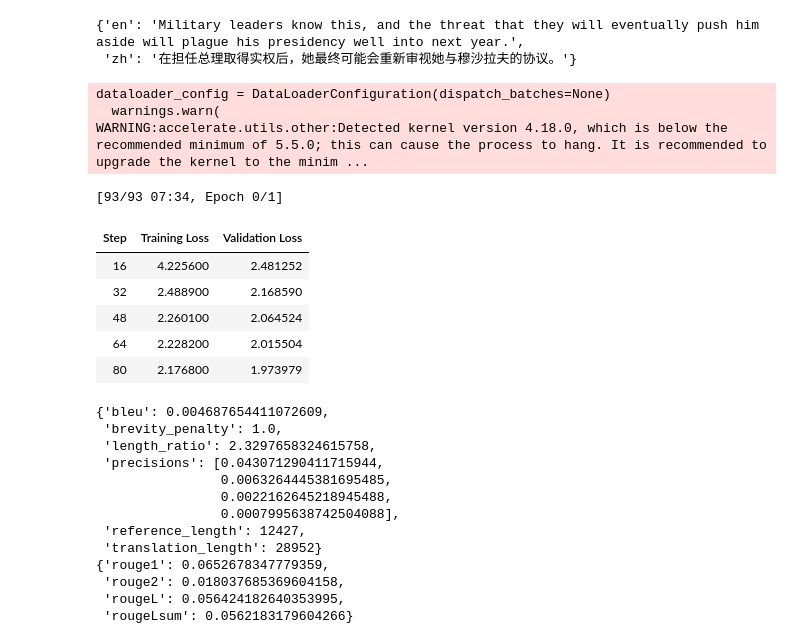
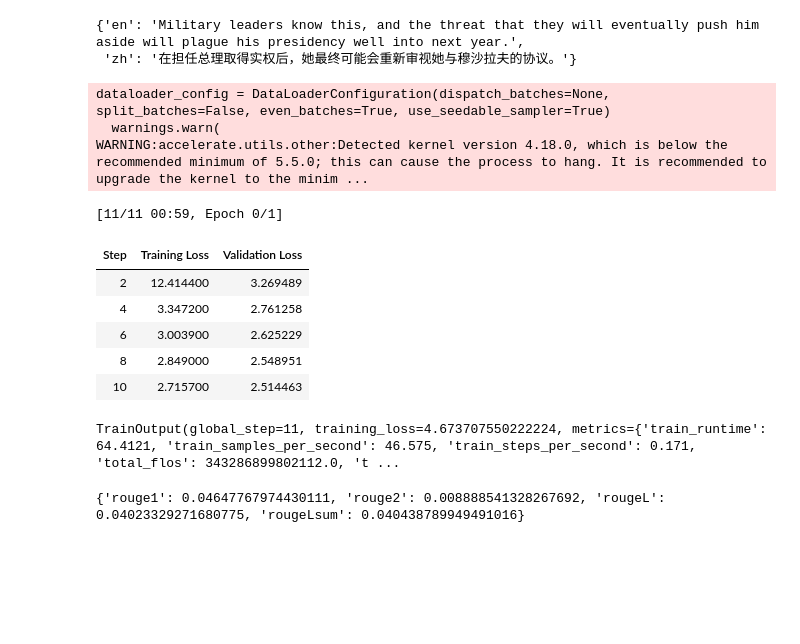
Before and after one commit to honglizhan/LIN371_code_demo-Public, a Jupyter notebook: bart_translation_filled.ipynb, the cells around one changed output. Drawn from its saved outputs; the diff is of its cells as text; code cells hidden in the pictures; blank space fills up the shorter version.

Commit message:
updated bart

```diff
--- a/bart_translation_filled.ipynb
+++ b/bart_translation_filled.ipynb
@@ -159,59 +146,48 @@ torch.cuda.empty_cache()
 seed = 42
 set_seed(seed)
 
 dataset_train = dataset_train.shuffle(seed=seed)
 
 train = dataset_train.map(convert_examples_to_features, batched=True)
 dev = dataset_dev.map(convert_examples_to_features, batched=True)
 
 columns = ["input_ids", "labels", "attention_mask"]
 train.set_format(type="torch", columns=columns)
 dev.set_format(type="torch", columns=columns)
 
 seq2seq_data_collator = DataCollatorForSeq2Seq(tokenizer, model=model)
 
 training_args = TrainingArguments(
-    output_dir='bart', num_train_epochs=3,
-    per_device_train_batch_size=2, per_device_eval_batch_size=2,
-    weight_decay=0.01, logging_steps=16, push_to_hub=False,
-    evaluation_strategy='steps', eval_steps=32, save_steps=1e6,
+    output_dir='bart', num_train_epochs=1,
+    per_device_train_batch_size=16, per_device_eval_batch_size=16,
+    weight_decay=0.01, logging_steps=2, push_to_hub=False,
+    evaluation_strategy='steps', eval_steps=2, save_steps=1e6,
     gradient_accumulation_steps=16
 )
 
 # Loss fn: cross entropy on vocab size one hot vector
 trainer = Trainer(
     model=model, args=training_args,
     tokenizer=tokenizer, data_collator=seq2seq_data_collator,
     train_dataset=train, eval_dataset=dev
 )
 
 trainer.train()
-bleu_sc, rouge_sc = evaluate_summaries(dataset_test, bleu, rouge, model, tokenizer, batch_size=16)
-
-pprint (bleu_sc)
-pprint (rouge_sc)
 # %% [output]
-dataloader_config = DataLoaderConfiguration(dispatch_batches=None)
+dataloader_config = DataLoaderConfiguration(dispatch_batches=None, split_batches=False, even_batches=True, use_seedable_sampler=True)
   warnings.warn(
 WARNING:accelerate.utils.other:Detected kernel version 4.18.0, which is below the recommended minimum of 5.5.0; this can cause the process to hang. It is recommended to upgrade the kernel to the minim ...
-[93/93 07:34, Epoch 0/1]
+[11/11 00:59, Epoch 0/1]
 | Step | Training Loss | Validation Loss |
-| 16 | 4.225600 | 2.481252 |
-| 32 | 2.488900 | 2.168590 |
-| 48 | 2.260100 | 2.064524 |
-| 64 | 2.228200 | 2.015504 |
-| 80 | 2.176800 | 1.973979 |
+| 2 | 12.414400 | 3.269489 |
+| 4 | 3.347200 | 2.761258 |
+| 6 | 3.003900 | 2.625229 |
+| 8 | 2.849000 | 2.548951 |
+| 10 | 2.715700 | 2.514463 |
-{'bleu': 0.004687654411072609,
- 'brevity_penalty': 1.0,
- 'length_ratio': 2.3297658324615758,
- 'precisions': [0.043071290411715944,
-                0.0063264445381695485,
-                0.0022162645218945488,
-                0.0007995638742504088],
- 'reference_length': 12427,
- 'translation_length': 28952}
-{'rouge1': 0.0652678347779359,
- 'rouge2': 0.018037685369604158,
- 'rougeL': 0.056424182640353995,
- 'rougeLsum': 0.0562183179604266}
+TrainOutput(global_step=11, training_loss=4.673707550222224, metrics={'train_runtime': 64.4121, 'train_samples_per_second': 46.575, 'train_steps_per_second': 0.171, 'total_flos': 343286899802112.0, 't ...
+# %%
+rouge_sc = evaluate_summaries(dataset_test, rouge, model, tokenizer, batch_size=16)
+print (rouge_sc)
+# %% [output]
+{'rouge1': 0.04647767974430111, 'rouge2': 0.008888541328267692, 'rougeL': 0.04023329271680775, 'rougeLsum': 0.040438789949491016}
 # %%
```
Also changed, not shown: parts of 6 cells of this notebook, 1 other file.
